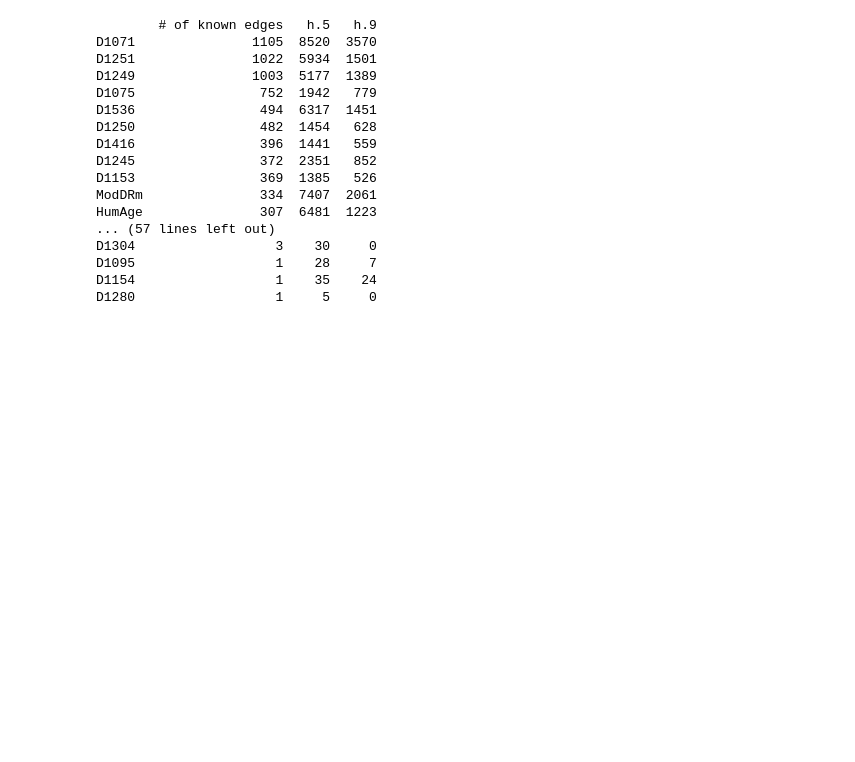
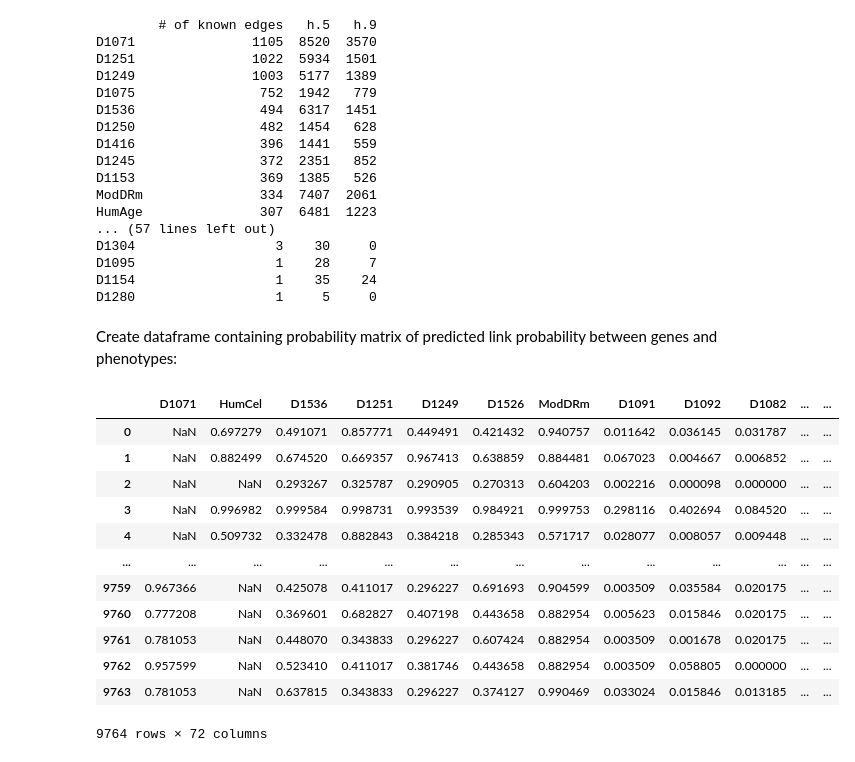
Before and after one commit to michalkoziarski/LongevityNetworks, a Jupyter notebook: analysis.ipynb, the cells around one changed output. Drawn from its saved outputs; the diff is of its cells as text; code cells hidden in the pictures; blank space fills up the shorter version.

```diff
--- a/analysis.ipynb
+++ b/analysis.ipynb
@@ -211,3 +212,41 @@ D1304                  3    30     0
 D1095                  1    28     7
 D1154                  1    35    24
 D1280                  1     5     0
+# %% [markdown]
+Create dataframe containing probability matrix of predicted link probability between genes and phenotypes:
+# %%
+rows = []
+
+for gene in tqdm(genes):
+    row = []
+
+    ds = df[df['Gen'] == gene]
+
+    for phenotype in phenotypes:
+        dx = ds[ds['Phn'] == phenotype]
+
+        assert len(dx) == 1
+
+        if dx['GT'].iloc[0] == 1:
+            row.append(np.nan)
+        else:
+            row.append(dx['p'].iloc[0])
+
+    rows.append(row)
+
+dm = pd.DataFrame(rows, columns=phenotypes)
+dm
+# %% [output]
+|  | D1071 | HumCel | D1536 | D1251 | D1249 | D1526 | ModDRm | D1091 | D1092 | D1082 | ... | ... |
+| 0 | NaN | 0.697279 | 0.491071 | 0.857771 | 0.449491 | 0.421432 | 0.940757 | 0.011642 | 0.036145 | 0.031787 | ... | ... |
+| 1 | NaN | 0.882499 | 0.674520 | 0.669357 | 0.967413 | 0.638859 | 0.884481 | 0.067023 | 0.004667 | 0.006852 | ... | ... |
+| 2 | NaN | NaN | 0.293267 | 0.325787 | 0.290905 | 0.270313 | 0.604203 | 0.002216 | 0.000098 | 0.000000 | ... | ... |
+| 3 | NaN | 0.996982 | 0.999584 | 0.998731 | 0.993539 | 0.984921 | 0.999753 | 0.298116 | 0.402694 | 0.084520 | ... | ... |
+| 4 | NaN | 0.509732 | 0.332478 | 0.882843 | 0.384218 | 0.285343 | 0.571717 | 0.028077 | 0.008057 | 0.009448 | ... | ... |
+| ... | ... | ... | ... | ... | ... | ... | ... | ... | ... | ... | ... | ... |
+| 9759 | 0.967366 | NaN | 0.425078 | 0.411017 | 0.296227 | 0.691693 | 0.904599 | 0.003509 | 0.035584 | 0.020175 | ... | ... |
+| 9760 | 0.777208 | NaN | 0.369601 | 0.682827 | 0.407198 | 0.443658 | 0.882954 | 0.005623 | 0.015846 | 0.020175 | ... | ... |
+| 9761 | 0.781053 | NaN | 0.448070 | 0.343833 | 0.296227 | 0.607424 | 0.882954 | 0.003509 | 0.001678 | 0.020175 | ... | ... |
+| 9762 | 0.957599 | NaN | 0.523410 | 0.411017 | 0.381746 | 0.443658 | 0.882954 | 0.003509 | 0.058805 | 0.000000 | ... | ... |
+| 9763 | 0.781053 | NaN | 0.637815 | 0.343833 | 0.296227 | 0.374127 | 0.990469 | 0.033024 | 0.015846 | 0.013185 | ... | ... |
+9764 rows × 72 columns
```
Also changed, not shown: parts of 11 cells of this notebook.
